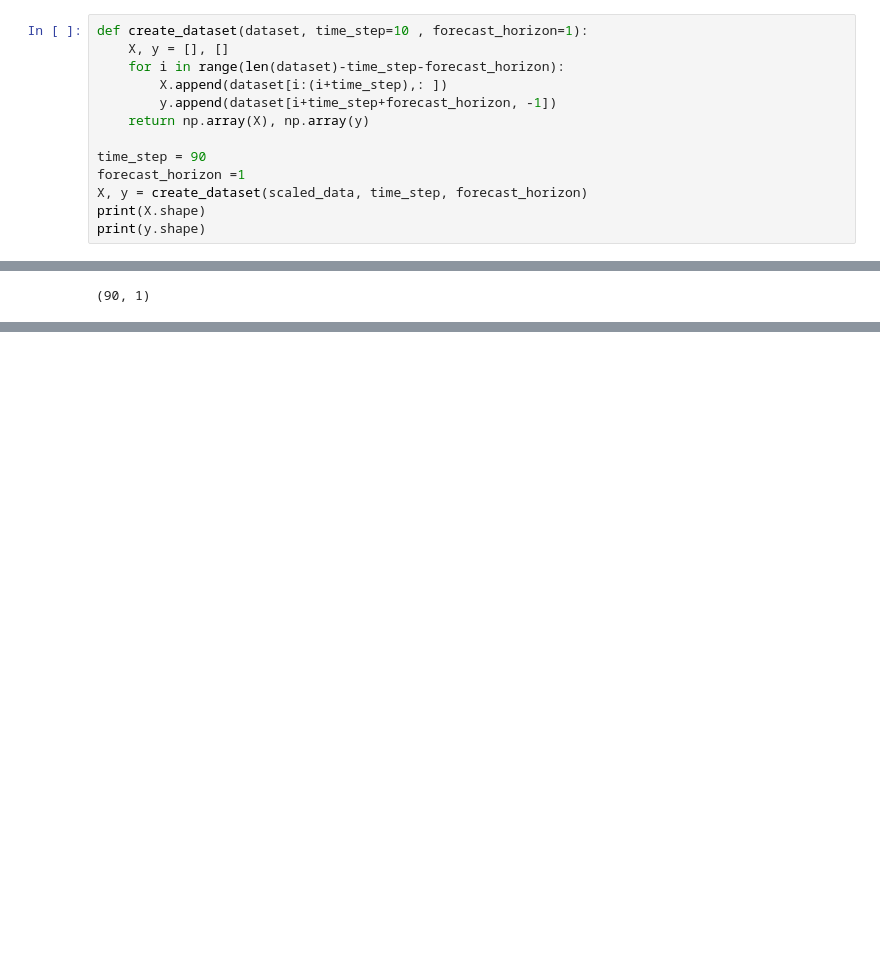
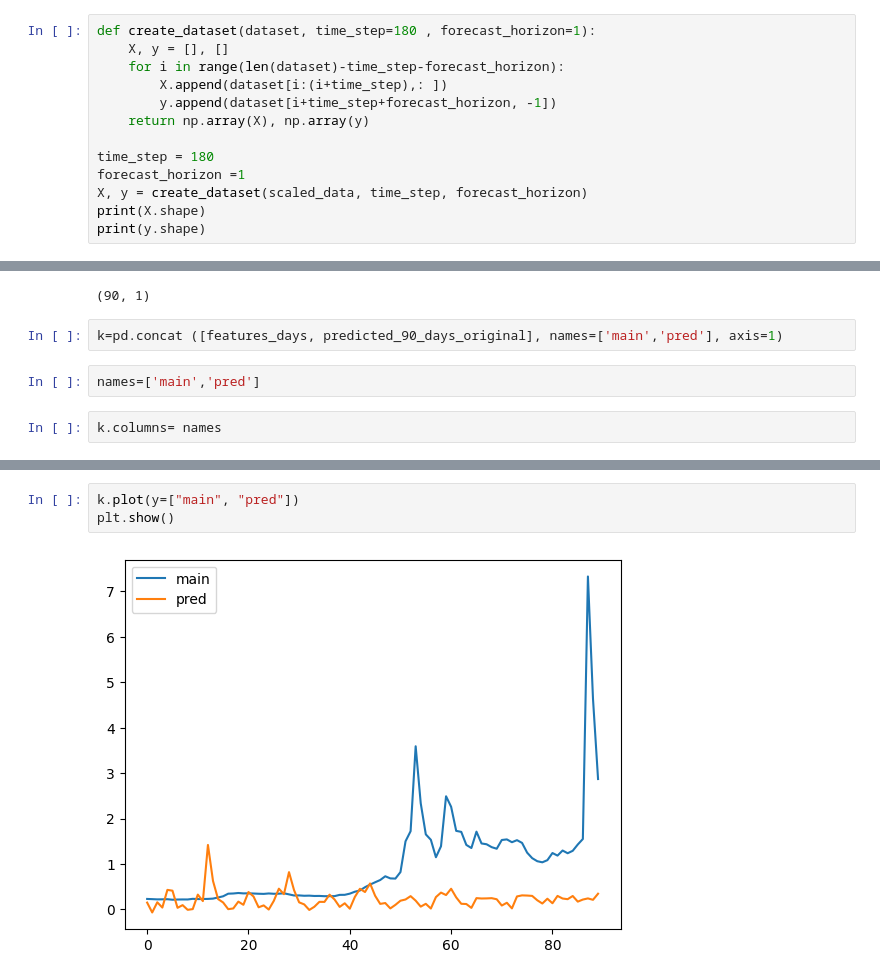
Before and after one commit to homa-abedin/Dams, a Jupyter notebook: dams-teh.ipynb, the cells around one changed output, grey strips where cells are left out. Drawn from its saved outputs; the diff is of its cells as text; blank space fills up the shorter version.

```diff
--- a/dams-teh.ipynb
+++ b/dams-teh.ipynb
@@ -283,12 +292,12 @@ Train R2: 0.8595684716718663, Test R2: 0.8262845743246048
 # %%
-def create_dataset(dataset, time_step=10 , forecast_horizon=1):
+def create_dataset(dataset, time_step=180 , forecast_horizon=1):
     X, y = [], []
     for i in range(len(dataset)-time_step-forecast_horizon):
         X.append(dataset[i:(i+time_step),: ])
         y.append(dataset[i+time_step+forecast_horizon, -1])
     return np.array(X), np.array(y)
 
-time_step = 90
+time_step = 180
 forecast_horizon =1
 X, y = create_dataset(scaled_data, time_step, forecast_horizon)
 print(X.shape)
@@ -444,3 +451,9 @@ features_days.head(2)
 features_days.shape
 # %% [output]
 (90, 1)
+# %%
+k=pd.concat ([features_days, predicted_90_days_original], names=['main','pred'], axis=1)
+# %%
+names=['main','pred']
+# %%
+k.columns= names
@@ -450,0 +473,5 @@ print (r2_score(features_days, predicted_90_days_original))
+# %%
+k.plot(y=["main", "pred"])
+plt.show()
+# %% [output]
+[figure, added]
```
Also changed, not shown: parts of 26 cells of this notebook.
